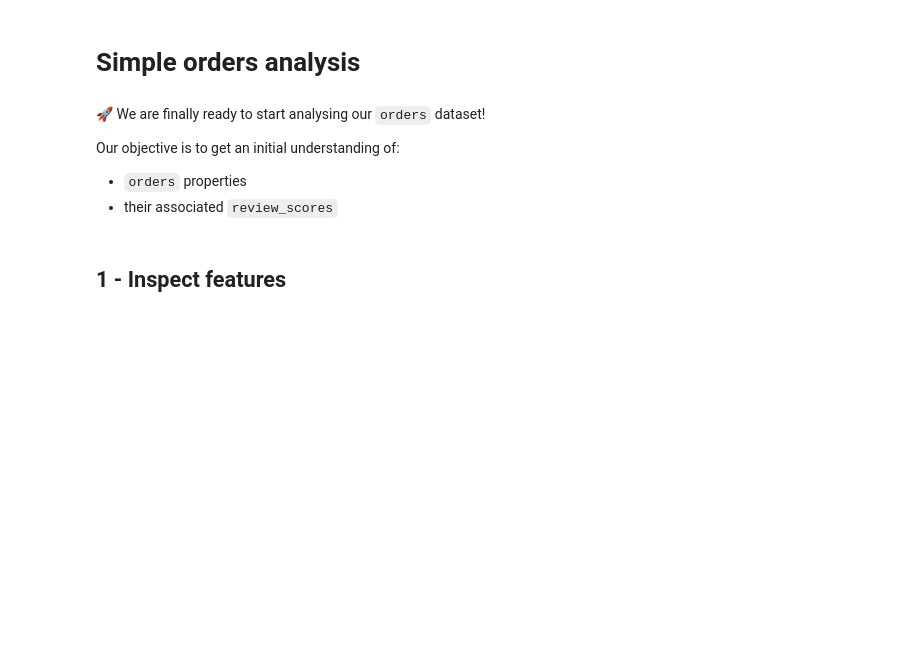
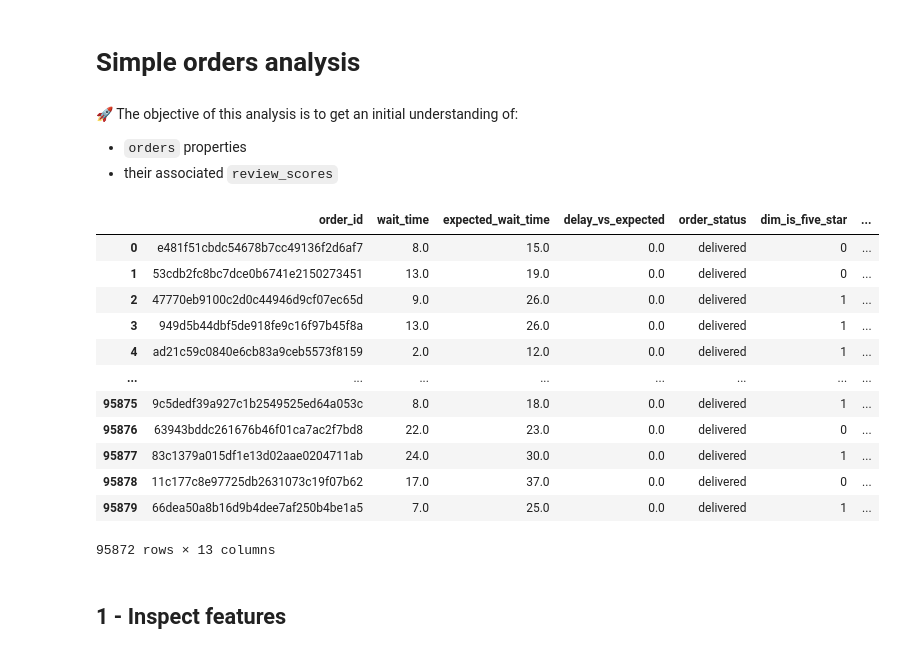
Before and after one commit to chongxe1991/olist_data_analysis, a Jupyter notebook: simple_analysis.ipynb, the cells around one changed output. Cells and saved outputs as stored; diff of their text form; code cells hidden in the pictures; blank space fills up the shorter version.

```diff
--- a/simple_analysis.ipynb
+++ b/simple_analysis.ipynb
@@ -1,9 +1,7 @@
 # %% [markdown]
 # Simple orders analysis
 # %% [markdown]
-🚀 We are finally ready to start analysing our `orders` dataset!
-
-Our objective is to get an initial understanding of:
+🚀 The objective of this analysis is to get an initial understanding of:
 - `orders` properties
 - their associated `review_scores`
 # %%
@@ -25,3 +19,21 @@ orders = Order().get_training_data(with_distance_seller_customer=False)
+# %%
+orders = Order().get_training_data()
+# %%
+orders
+# %% [output]
+|  | order_id | wait_time | expected_wait_time | delay_vs_expected | order_status | dim_is_five_star | ... |
+| 0 | e481f51cbdc54678b7cc49136f2d6af7 | 8.0 | 15.0 | 0.0 | delivered | 0 | ... |
+| 1 | 53cdb2fc8bc7dce0b6741e2150273451 | 13.0 | 19.0 | 0.0 | delivered | 0 | ... |
+| 2 | 47770eb9100c2d0c44946d9cf07ec65d | 9.0 | 26.0 | 0.0 | delivered | 1 | ... |
+| 3 | 949d5b44dbf5de918fe9c16f97b45f8a | 13.0 | 26.0 | 0.0 | delivered | 1 | ... |
+| 4 | ad21c59c0840e6cb83a9ceb5573f8159 | 2.0 | 12.0 | 0.0 | delivered | 1 | ... |
+| ... | ... | ... | ... | ... | ... | ... | ... |
+| 95875 | 9c5dedf39a927c1b2549525ed64a053c | 8.0 | 18.0 | 0.0 | delivered | 1 | ... |
+| 95876 | 63943bddc261676b46f01ca7ac2f7bd8 | 22.0 | 23.0 | 0.0 | delivered | 0 | ... |
+| 95877 | 83c1379a015df1e13d02aae0204711ab | 24.0 | 30.0 | 0.0 | delivered | 1 | ... |
+| 95878 | 11c177c8e97725db2631073c19f07b62 | 17.0 | 37.0 | 0.0 | delivered | 0 | ... |
+| 95879 | 66dea50a8b16d9b4dee7af250b4be1a5 | 7.0 | 25.0 | 0.0 | delivered | 1 | ... |
+95872 rows × 13 columns
 # %%
 # Check your shape below
 
```
Also changed, not shown: parts of 3 cells of this notebook.
